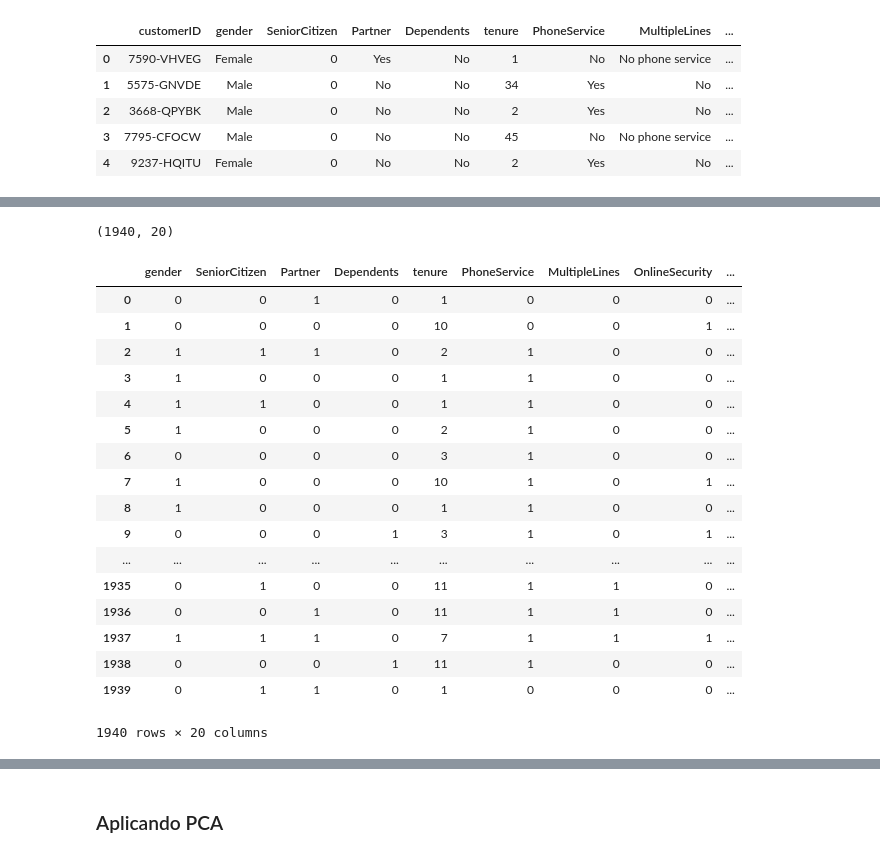
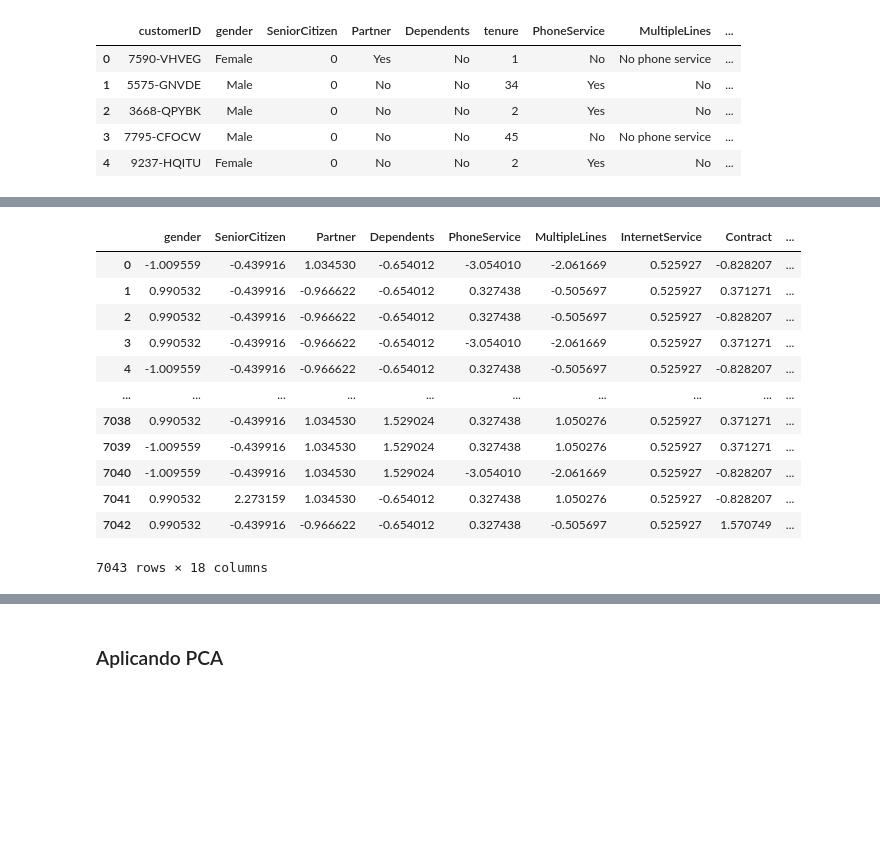
Before and after one commit to thiagodegan/Desafio03, a Jupyter notebook: Desafio03_Mauri.ipynb, the cells around one changed output, grey strips where cells are left out. Cells and saved outputs as stored; diff of their text form; code cells hidden in the pictures; blank space fills up the shorter version.

```diff
--- a/Desafio03_Mauri.ipynb
+++ b/Desafio03_Mauri.ipynb
@@ -359,6 +257,6 @@ len(Churn_0),len(Churn_1)
 # %%
 # fazendo um undersampling da classe com output zero (em maior número)
 
-Churn_1=Churn_1.sample(n=len(Churn_0))
+Churn_0=Churn_0.sample(n=len(Churn_1))
 len(Churn_0)
 # %% [output]
@@ -383,3 +280,40 @@ dadosblc["Churn"].value_counts()
 Name: Churn, dtype: int64
+# %%
+ftmodel = [
+    #'customerID'
+    'gender'
+    ,'SeniorCitizen'
+    ,'Partner'
+    ,'Dependents'
+    #,'tenure'
+    ,'PhoneService'
+    ,'MultipleLines'
+    ,'InternetService'
+    #,'OnlineSecurity'
+    #,'OnlineBackup'
+    #,'DeviceProtection'
+    #,'TechSupport'
+    #,'StreamingTV'
+    #,'StreamingMovies'
+    ,'Contract'
+    ,'PaperlessBilling'
+    ,'PaymentMethod'
+    ,'MonthlyCharges'
+    ,'TotalCharges'
+    #,'Churn'
+    ,'InternetAgregate'
+    #,'Cat_tenure'
+    ,'Cat_tenure_13-15'
+    ,'Cat_tenure_3-6'
+    ,'Cat_tenure_7-9'
+    ,'Cat_tenure_Above-15'
+    ,'Cat_tenure_less-3'
+    ]
+# %%
+# Separating out the features
+x = dfchurn.loc[:, ftmodel].values
+
+# Separating out the target
+y = dfchurn.loc[:, ["Churn"]].values
 # %% [markdown]
 ### Aplicando o StandardScaler
@@ -432,25 +320,20 @@ y = dadosblc.loc[:, ["Churn"]].values
-# %%
-x.shape
-# %% [output]
-(1940, 20)
+# %%
+from sklearn.preprocessing import StandardScaler
+# Standardizing the features
+x = StandardScaler().fit_transform(x)
 # %%
-pd.DataFrame(data=x, columns=features)
+pd.DataFrame(data=x, columns=ftmodel)
 # %% [output]
-|  | gender | SeniorCitizen | Partner | Dependents | tenure | PhoneService | MultipleLines | OnlineSecurity | ... |
-| 0 | 0 | 0 | 1 | 0 | 1 | 0 | 0 | 0 | ... |
-| 1 | 0 | 0 | 0 | 0 | 10 | 0 | 0 | 1 | ... |
-| 2 | 1 | 1 | 1 | 0 | 2 | 1 | 0 | 0 | ... |
-| 3 | 1 | 0 | 0 | 0 | 1 | 1 | 0 | 0 | ... |
-| 4 | 1 | 1 | 0 | 0 | 1 | 1 | 0 | 0 | ... |
-| 5 | 1 | 0 | 0 | 0 | 2 | 1 | 0 | 0 | ... |
-| 6 | 0 | 0 | 0 | 0 | 3 | 1 | 0 | 0 | ... |
-| 7 | 1 | 0 | 0 | 0 | 10 | 1 | 0 | 1 | ... |
-| 8 | 1 | 0 | 0 | 0 | 1 | 1 | 0 | 0 | ... |
-| 9 | 0 | 0 | 0 | 1 | 3 | 1 | 0 | 1 | ... |
+|  | gender | SeniorCitizen | Partner | Dependents | PhoneService | MultipleLines | InternetService | Contract | ... |
+| 0 | -1.009559 | -0.439916 | 1.034530 | -0.654012 | -3.054010 | -2.061669 | 0.525927 | -0.828207 | ... |
+| 1 | 0.990532 | -0.439916 | -0.966622 | -0.654012 | 0.327438 | -0.505697 | 0.525927 | 0.371271 | ... |
+| 2 | 0.990532 | -0.439916 | -0.966622 | -0.654012 | 0.327438 | -0.505697 | 0.525927 | -0.828207 | ... |
+| 3 | 0.990532 | -0.439916 | -0.966622 | -0.654012 | -3.054010 | -2.061669 | 0.525927 | 0.371271 | ... |
+| 4 | -1.009559 | -0.439916 | -0.966622 | -0.654012 | 0.327438 | -0.505697 | 0.525927 | -0.828207 | ... |
 | ... | ... | ... | ... | ... | ... | ... | ... | ... | ... |
-| 1935 | 0 | 1 | 0 | 0 | 11 | 1 | 1 | 0 | ... |
-| 1936 | 0 | 0 | 1 | 0 | 11 | 1 | 1 | 0 | ... |
-| 1937 | 1 | 1 | 1 | 0 | 7 | 1 | 1 | 1 | ... |
-| 1938 | 0 | 0 | 0 | 1 | 11 | 1 | 0 | 0 | ... |
-| 1939 | 0 | 1 | 1 | 0 | 1 | 0 | 0 | 0 | ... |
+| 7038 | 0.990532 | -0.439916 | 1.034530 | 1.529024 | 0.327438 | 1.050276 | 0.525927 | 0.371271 | ... |
+| 7039 | -1.009559 | -0.439916 | 1.034530 | 1.529024 | 0.327438 | 1.050276 | 0.525927 | 0.371271 | ... |
+| 7040 | -1.009559 | -0.439916 | 1.034530 | 1.529024 | -3.054010 | -2.061669 | 0.525927 | -0.828207 | ... |
+| 7041 | 0.990532 | 2.273159 | 1.034530 | -0.654012 | 0.327438 | 1.050276 | 0.525927 | -0.828207 | ... |
+| 7042 | 0.990532 | -0.439916 | -0.966622 | -0.654012 | 0.327438 | -0.505697 | 0.525927 | 1.570749 | ... |
-1940 rows × 20 columns
+7043 rows × 18 columns
```
Also changed, not shown: parts of 77 cells of this notebook.
